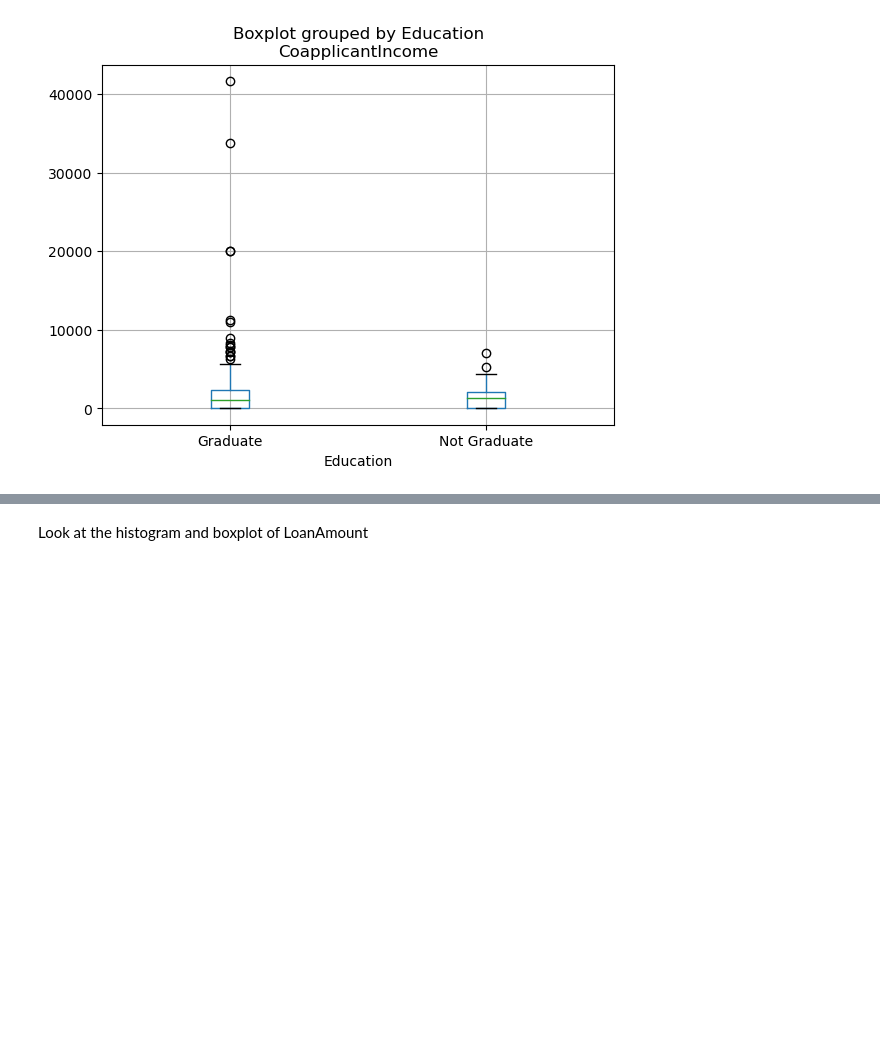
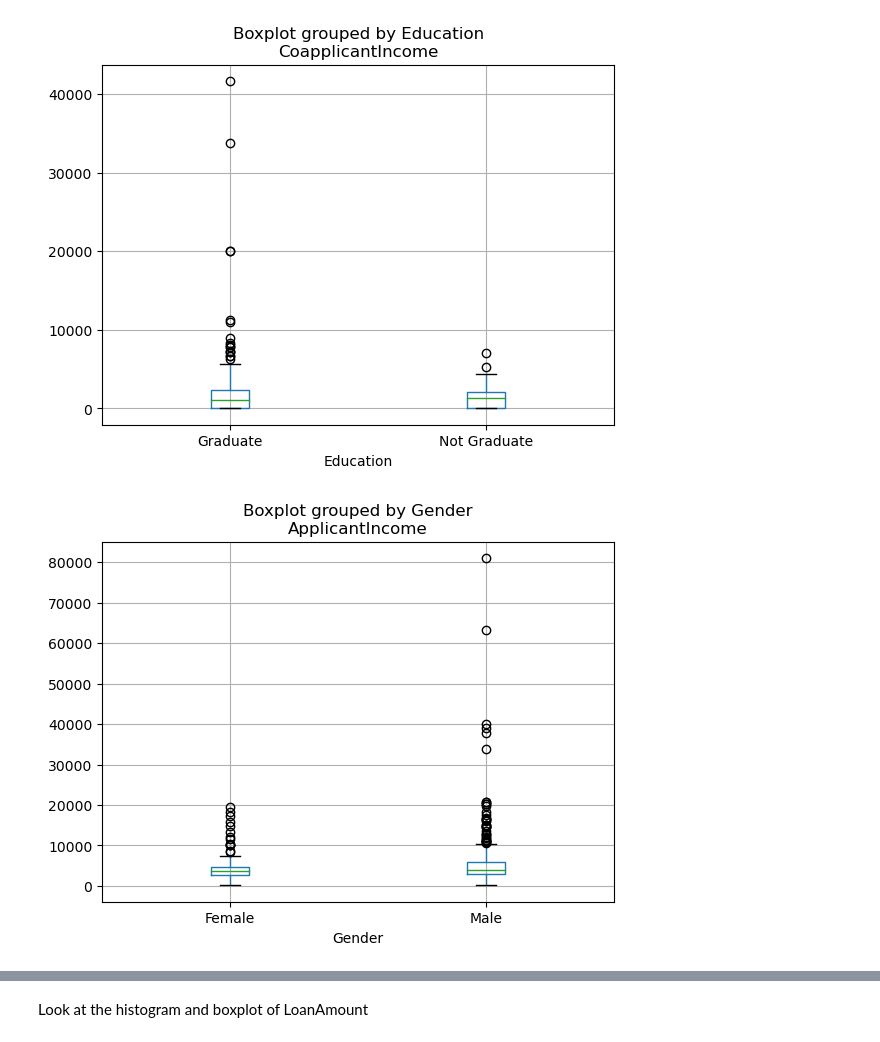
Before and after one commit to hgiorgib/Deployment-Project, a Jupyter notebook: notebooks/instructions.ipynb, the cells around one changed output, grey strips where cells are left out. Drawn from its saved outputs; the diff is of its cells as text; code cells hidden in the pictures; blank space fills up the shorter version.

```diff
--- a/notebooks/instructions.ipynb
+++ b/notebooks/instructions.ipynb
@@ -302,3 +302,8 @@ df.boxplot(column='CoapplicantIncome', by='Education')
 plt.show()
 # %% [output]
 [figure]
+# %%
+df.boxplot(column='ApplicantIncome', by='Gender')
+plt.show()
+# %% [output]
+[figure, added]
```
Also changed, not shown: parts of 37 cells of this notebook, 1 other file.
